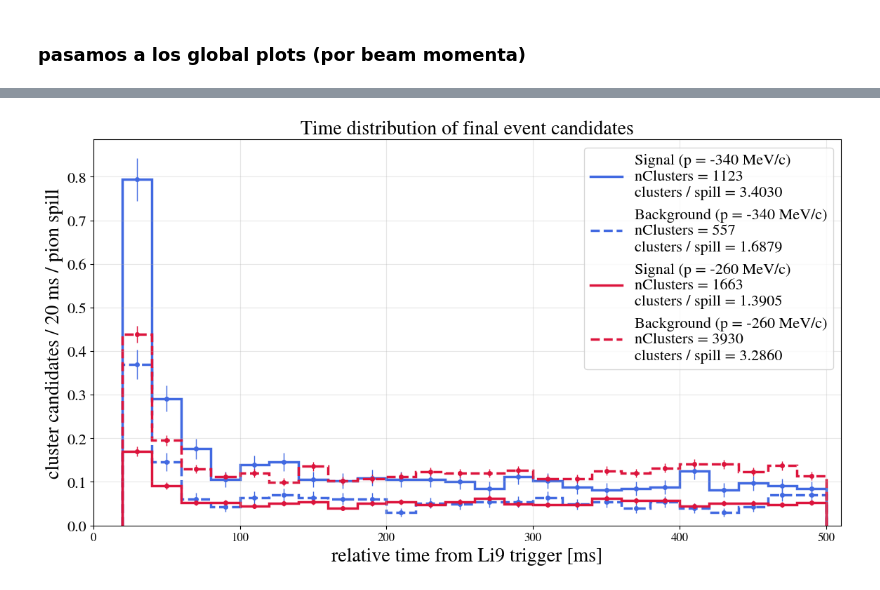
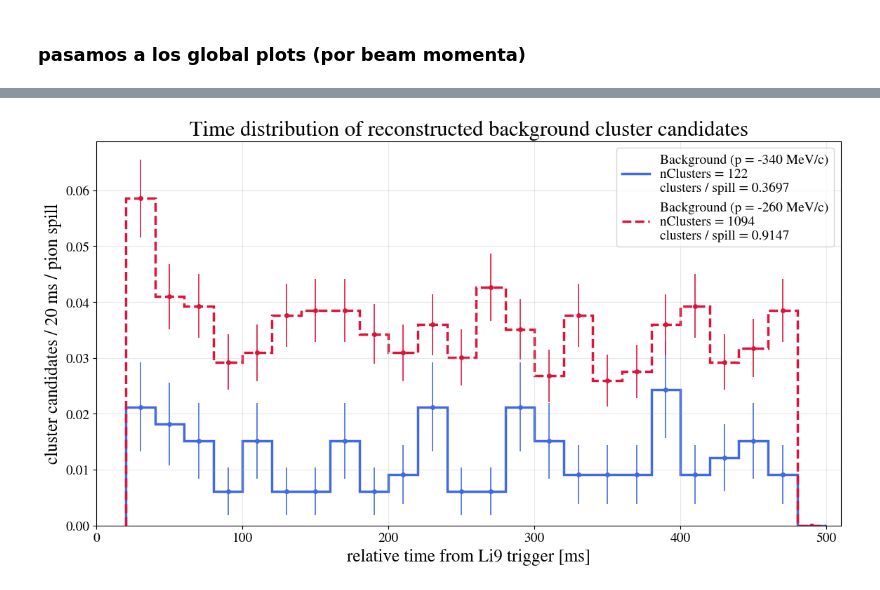
Before and after one commit to elenaramos44/9Li_analysis, a Jupyter notebook: notebooks/geometry_checks.ipynb, the cells around one changed output, grey strips where cells are left out. Drawn from its saved outputs; the diff is of its cells as text; code cells hidden in the pictures.

```diff
--- a/notebooks/geometry_checks.ipynb
+++ b/notebooks/geometry_checks.ipynb
@@ -979,0 +1243,15 @@ plt.show()
+# %%
+df = pd.read_pickle(
+    "/scratch/elena/9Li/results/run1846/processed/Final_FV_Li9_clusters_run1846.pkl"
+)
+
+print(len(df))
+
+mask = (
+    df.fit_success
+    & (df.chi2_ndof < 5)
+    & (df.v_x_fine**2 + df.v_z_fine**2 <= 153.7963**2)
+    & (np.abs(df.v_y_fine) <= 271.4235/2)
+)
+
+print(mask.sum())
@@ -1107,25 +1738,52 @@ plt.show()
 # %%
 # ------------------------------------------------------------
-# Plot all four samples
+# Time distribution (Background)
 # ------------------------------------------------------------
-plt.figure(figsize=(12,7))
 
-plot_sample(df_340_sig_comb, spills_340_pion, color="royalblue", linestyle="-", label="Signal (p = -340 MeV/c)")
-plot_sample(df_340_bkg_comb, spills_340_pion, color="royalblue", linestyle="--", label="Background (p = -340 MeV/c)")
-plot_sample(df_260_sig_comb, spills_260_pion, color="crimson", linestyle="-", label="Signal (p = -260 MeV/c)")
-plot_sample(df_260_bkg_comb, spills_260_pion, color="crimson", linestyle="--", label="Background (p = -260 MeV/c)")
+plt.figure(figsize=(12, 7))
 
-plt.xlabel("relative time from Li9 trigger [ms]")
-plt.ylabel("cluster candidates / 20 ms / pion spill")
-plt.title("Time distribution of final event candidates")
+plot_sample(
+    df_340_bkg_comb,
+    spills_340_pion,
+    color="royalblue",
+    linestyle="-",
+    label="Background (p = -340 MeV/c)",
+)
+
+plot_sample(
+    df_260_bkg_comb,
+    spills_260_pion,
+    color="crimson",
+    linestyle="--",
+    label="Background (p = -260 MeV/c)",
+)
+
+plt.xlabel(
+    "relative time from Li9 trigger [ms]",
+    fontsize=18,
+)
+
+plt.ylabel(
+    f"cluster candidates / {bin_width} ms / pion spill",
+    fontsize=18,
+)
+
+plt.title(
+    "Time distribution of reconstructed background cluster candidates",
+    fontsize=22,
+)
 
 plt.xlim(0, 510)
-plt.xticks()
-plt.yticks()
+
+plt.xticks(fontsize=14)
+plt.yticks(fontsize=14)
+
 plt.grid(alpha=0.3)
-plt.legend()
+
+plt.legend(fontsize=14)
 
 plt.tight_layout()
+
 plt.show()
 # %% [output]
-[figure, old version]
+[figure, new version]
```
Also changed, not shown: parts of 30 cells of this notebook, 3 other files.
